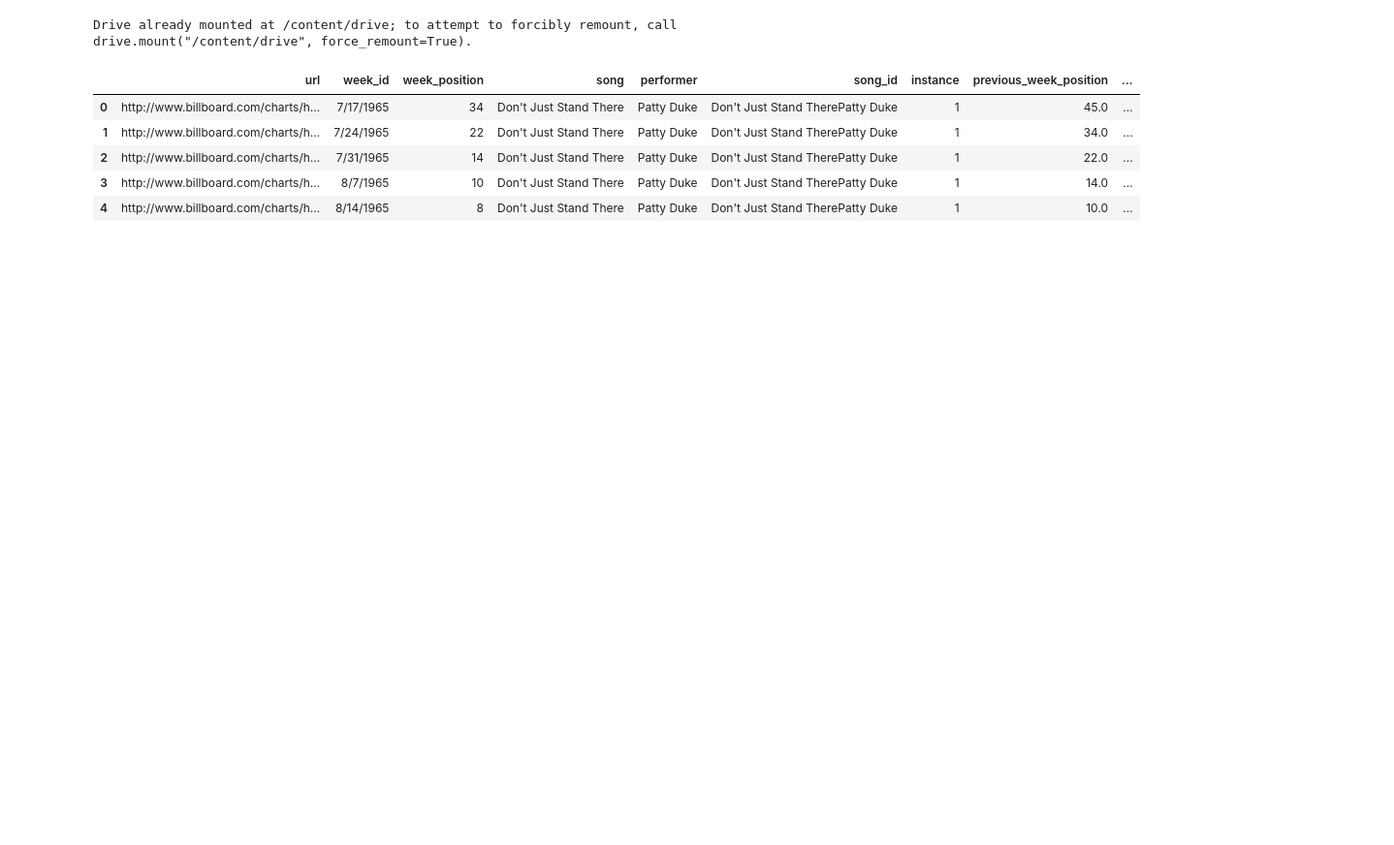
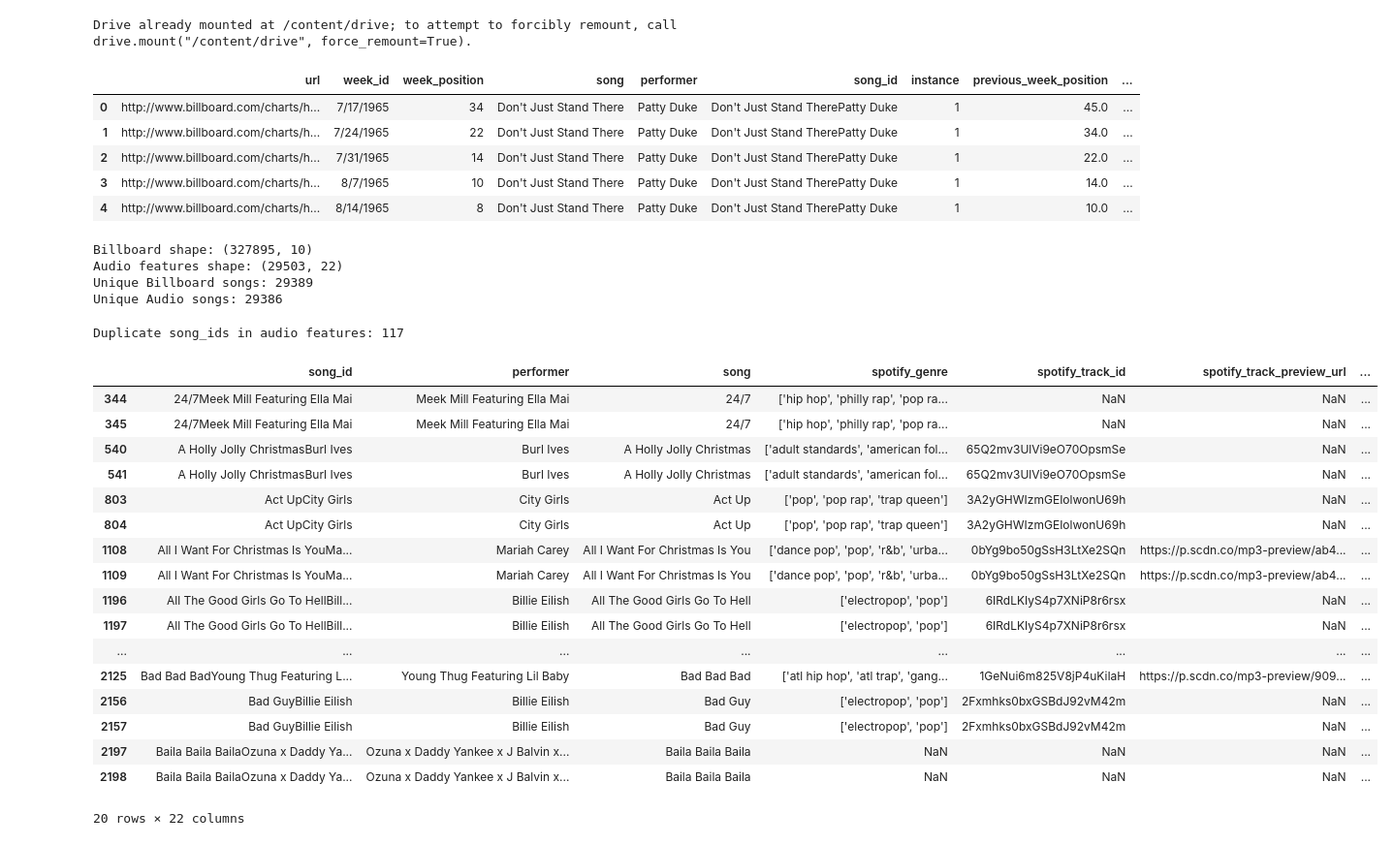
Before and after one commit to rheahalebeed/BA305-A3-Billboard-Spotify-Project, a Jupyter notebook: BA305ProjectCode.ipynb, the cells around one changed output. Shown at 97% size. Drawn from its saved outputs; the diff is of its cells as text; code cells hidden in the pictures; blank space fills up the shorter version.

```diff
--- a/BA305ProjectCode.ipynb
+++ b/BA305ProjectCode.ipynb
@@ -21,3 +21,43 @@ Drive already mounted at /content/drive; to attempt to forcibly remount, call dr
 | 2 | http://www.billboard.com/charts/h... | 7/31/1965 | 14 | Don't Just Stand There | Patty Duke | Don't Just Stand TherePatty Duke | 1 | 22.0 | ... |
 | 3 | http://www.billboard.com/charts/h... | 8/7/1965 | 10 | Don't Just Stand There | Patty Duke | Don't Just Stand TherePatty Duke | 1 | 14.0 | ... |
 | 4 | http://www.billboard.com/charts/h... | 8/14/1965 | 8 | Don't Just Stand There | Patty Duke | Don't Just Stand TherePatty Duke | 1 | 10.0 | ... |
+# %%
+print("Billboard shape:", billboard.shape)
+
+print("Audio features shape:", audio_ft.shape)
+
+print("Unique Billboard songs:", billboard["song_id"].nunique())
+
+print("Unique Audio songs:", audio_ft["song_id"].nunique())
+# %% [output]
+Billboard shape: (327895, 10)
+Audio features shape: (29503, 22)
+Unique Billboard songs: 29389
+Unique Audio songs: 29386
+# %%
+print("Duplicate song_ids in audio features:",
+
+      audio_ft["song_id"].duplicated().sum())
+# %% [output]
+Duplicate song_ids in audio features: 117
+# %%
+audio_ft[audio_ft["song_id"].duplicated(keep=False)].sort_values("song_id").head(20)
+# %% [output]
+|  | song_id | performer | song | spotify_genre | spotify_track_id | spotify_track_preview_url | ... |
+| 344 | 24/7Meek Mill Featuring Ella Mai | Meek Mill Featuring Ella Mai | 24/7 | ['hip hop', 'philly rap', 'pop ra... | NaN | NaN | ... |
+| 345 | 24/7Meek Mill Featuring Ella Mai | Meek Mill Featuring Ella Mai | 24/7 | ['hip hop', 'philly rap', 'pop ra... | NaN | NaN | ... |
+| 540 | A Holly Jolly ChristmasBurl Ives | Burl Ives | A Holly Jolly Christmas | ['adult standards', 'american fol... | 65Q2mv3UlVi9eO70OpsmSe | NaN | ... |
+| 541 | A Holly Jolly ChristmasBurl Ives | Burl Ives | A Holly Jolly Christmas | ['adult standards', 'american fol... | 65Q2mv3UlVi9eO70OpsmSe | NaN | ... |
+| 803 | Act UpCity Girls | City Girls | Act Up | ['pop', 'pop rap', 'trap queen'] | 3A2yGHWIzmGEIolwonU69h | NaN | ... |
+| 804 | Act UpCity Girls | City Girls | Act Up | ['pop', 'pop rap', 'trap queen'] | 3A2yGHWIzmGEIolwonU69h | NaN | ... |
+| 1108 | All I Want For Christmas Is YouMa... | Mariah Carey | All I Want For Christmas Is You | ['dance pop', 'pop', 'r&b', 'urba... | 0bYg9bo50gSsH3LtXe2SQn | https://p.scdn.co/mp3-preview/ab4... | ... |
+| 1109 | All I Want For Christmas Is YouMa... | Mariah Carey | All I Want For Christmas Is You | ['dance pop', 'pop', 'r&b', 'urba... | 0bYg9bo50gSsH3LtXe2SQn | https://p.scdn.co/mp3-preview/ab4... | ... |
+| 1196 | All The Good Girls Go To HellBill... | Billie Eilish | All The Good Girls Go To Hell | ['electropop', 'pop'] | 6IRdLKIyS4p7XNiP8r6rsx | NaN | ... |
+| 1197 | All The Good Girls Go To HellBill... | Billie Eilish | All The Good Girls Go To Hell | ['electropop', 'pop'] | 6IRdLKIyS4p7XNiP8r6rsx | NaN | ... |
+| ... | ... | ... | ... | ... | ... | ... | ... |
+| 2125 | Bad Bad BadYoung Thug Featuring L... | Young Thug Featuring Lil Baby | Bad Bad Bad | ['atl hip hop', 'atl trap', 'gang... | 1GeNui6m825V8jP4uKiIaH | https://p.scdn.co/mp3-preview/909... | ... |
+| 2156 | Bad GuyBillie Eilish | Billie Eilish | Bad Guy | ['electropop', 'pop'] | 2Fxmhks0bxGSBdJ92vM42m | NaN | ... |
+| 2157 | Bad GuyBillie Eilish | Billie Eilish | Bad Guy | ['electropop', 'pop'] | 2Fxmhks0bxGSBdJ92vM42m | NaN | ... |
+| 2197 | Baila Baila BailaOzuna x Daddy Ya... | Ozuna x Daddy Yankee x J Balvin x... | Baila Baila Baila | NaN | NaN | NaN | ... |
+| 2198 | Baila Baila BailaOzuna x Daddy Ya... | Ozuna x Daddy Yankee x J Balvin x... | Baila Baila Baila | NaN | NaN | NaN | ... |
+20 rows × 22 columns
```
Also changed, not shown: parts of 7 cells of this notebook.
